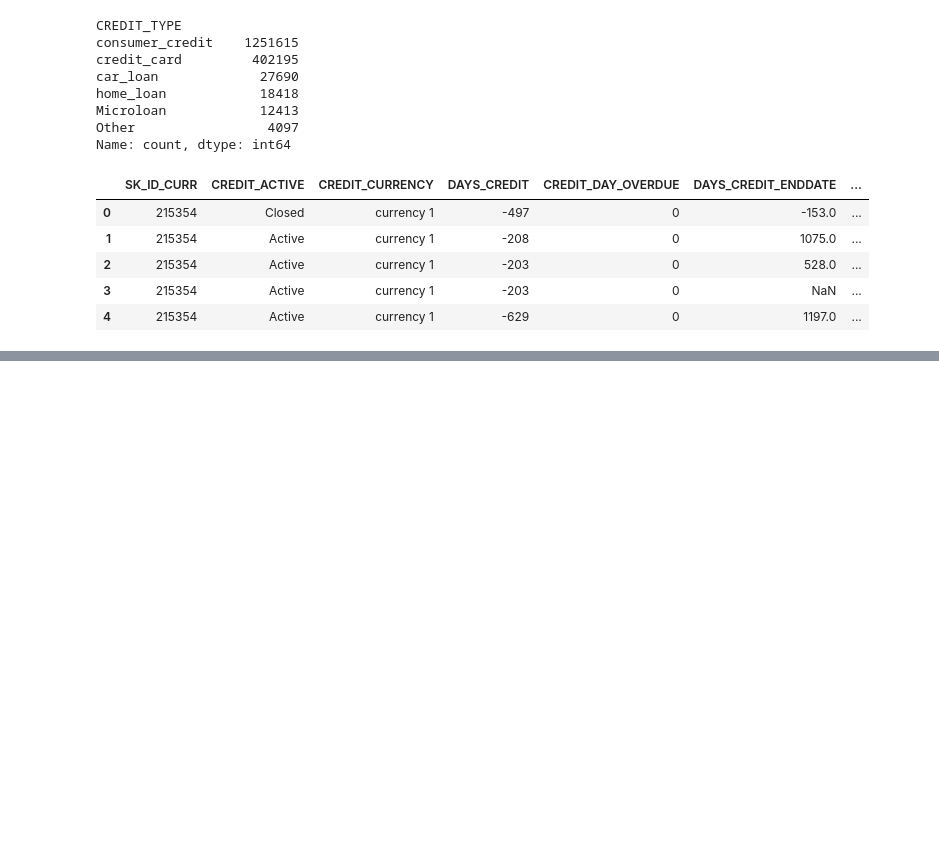
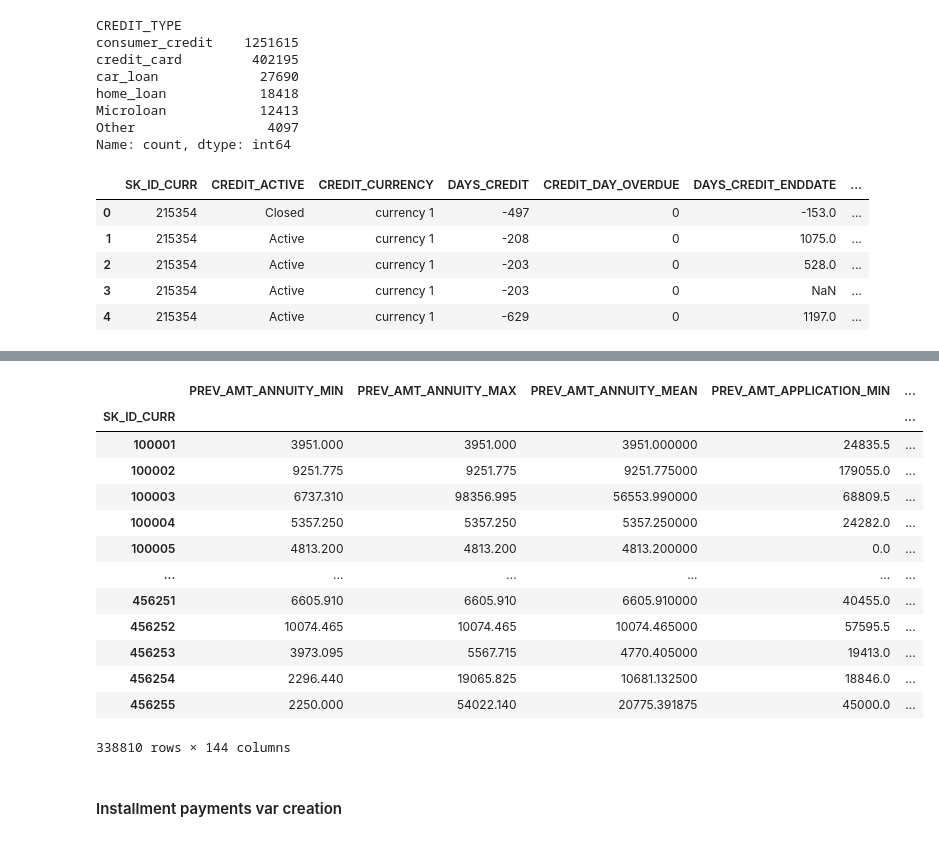
Before and after one commit to keyurpethad/home-credit-default-risk, a Jupyter notebook: Data_prep.ipynb, the cells around one changed output, grey strips where cells are left out. Saved outputs shown, nothing was run; the diff lists cells and outputs as text; code cells hidden in the pictures; blank space fills up the shorter version.

```diff
--- a/Data_prep.ipynb
+++ b/Data_prep.ipynb
@@ -254,0 +331,5 @@ credit_card_balance.head()
+# %%
+previous_application = previous_application[(previous_application['NFLAG_LAST_APPL_IN_DAY'] == 1) & (previous_application['FLAG_LAST_APPL_PER_CONTRACT'] == 'Y')]
+previous_application.drop(columns = ['WEEKDAY_APPR_PROCESS_START', 'HOUR_APPR_PROCESS_START', 'FLAG_LAST_APPL_PER_CONTRACT', 'NFLAG_LAST_APPL_IN_DAY', 'NAME_CASH_LOAN_PURPOSE', 'NAME_TYPE_SUITE', 'NAME_GOODS_CATEGORY', 'PRODUCT_COMBINATION', 'SELLERPLACE_AREA'], inplace=True)
+previous_application = previous_application.replace('XNA', np.nan).replace('XAP', np.nan)
+previous_application.reset_index(drop=True, inplace=True)
@@ -254,0 +393,19 @@ credit_card_balance.head()
+# %%
+prev_agg
+# %% [output]
+|  | PREV_AMT_ANNUITY_MIN | PREV_AMT_ANNUITY_MAX | PREV_AMT_ANNUITY_MEAN | PREV_AMT_APPLICATION_MIN | ... |
+| SK_ID_CURR |  |  |  |  | ... |
+| 100001 | 3951.000 | 3951.000 | 3951.000000 | 24835.5 | ... |
+| 100002 | 9251.775 | 9251.775 | 9251.775000 | 179055.0 | ... |
+| 100003 | 6737.310 | 98356.995 | 56553.990000 | 68809.5 | ... |
+| 100004 | 5357.250 | 5357.250 | 5357.250000 | 24282.0 | ... |
+| 100005 | 4813.200 | 4813.200 | 4813.200000 | 0.0 | ... |
+| ... | ... | ... | ... | ... | ... |
+| 456251 | 6605.910 | 6605.910 | 6605.910000 | 40455.0 | ... |
+| 456252 | 10074.465 | 10074.465 | 10074.465000 | 57595.5 | ... |
+| 456253 | 3973.095 | 5567.715 | 4770.405000 | 19413.0 | ... |
+| 456254 | 2296.440 | 19065.825 | 10681.132500 | 18846.0 | ... |
+| 456255 | 2250.000 | 54022.140 | 20775.391875 | 45000.0 | ... |
+338810 rows × 144 columns
+# %% [markdown]
+#### Installment payments var creation
```
Also changed, not shown: parts of 20 cells of this notebook.
